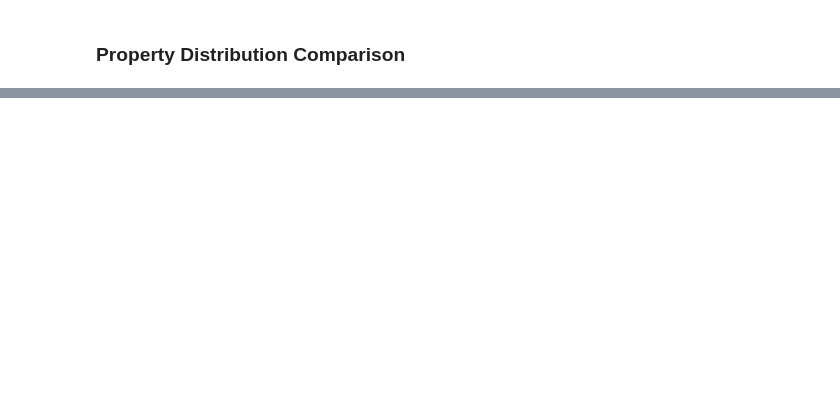
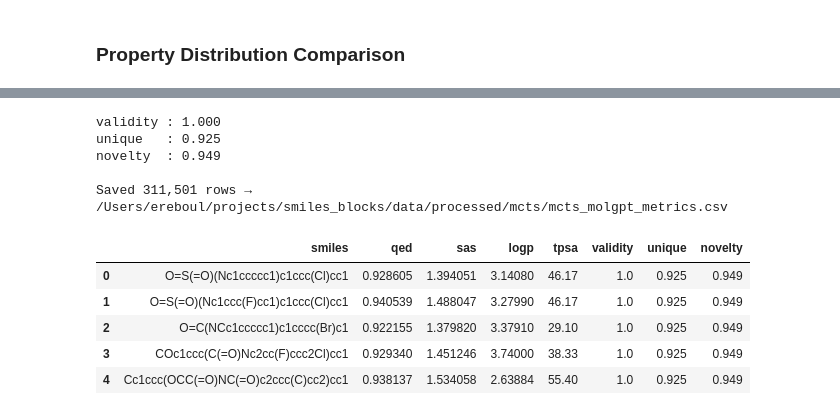
Before and after one commit to EtienneReboul/smiles_blocks, a Jupyter notebook: notebooks/6-er-test_mcts.ipynb, the cells around one changed output, grey strips where cells are left out. Saved outputs shown, nothing was run; the diff lists cells and outputs as text; code cells hidden in the pictures; blank space fills up the shorter version.

Commit message:
add molgpt samples format and database size for randomized ligand

```diff
--- a/notebooks/6-er-test_mcts.ipynb
+++ b/notebooks/6-er-test_mcts.ipynb
@@ -797,0 +805,49 @@ Saved: /Users/ereboul/projects/smiles_blocks/reports/figures/mcts/property_distr
+# %%
+# ── Global metrics ────────────────────────────────────────────────────────────
+valid_mask      = results_df["canonical_smiles"].notna()
+valid_smiles    = results_df.loc[valid_mask, "canonical_smiles"]
+
+validity_rate   = valid_mask.sum() / len(results_df)
+uniqueness_rate = valid_smiles.nunique() / valid_mask.sum()
+
+moses_set       = set(moses_df["canonical_smiles"].dropna())
+unique_valid    = set(valid_smiles.unique())
+novelty_rate    = 1 - len(unique_valid & moses_set) / len(unique_valid)
+
+print(f"validity : {validity_rate:.3f}")
+print(f"unique   : {uniqueness_rate:.3f}")
+print(f"novelty  : {novelty_rate:.3f}")
+
+# ── Per-molecule properties ───────────────────────────────────────────────────
+molgpt_df = (
+    results_df[["canonical_smiles"]]
+    .rename(columns={"canonical_smiles": "smiles"})
+    .join(
+        sample_props[["qed", "sa_score", "crippen_logp", "tpsa"]].rename(
+            columns={"sa_score": "sas", "crippen_logp": "logp"}
+        )
+    )
+    .dropna(subset=["smiles"])
+)
+
+molgpt_df["validity"] = round(validity_rate, 3)
+molgpt_df["unique"]   = round(uniqueness_rate, 3)
+molgpt_df["novelty"]  = round(novelty_rate, 3)
+
+# ── Save ──────────────────────────────────────────────────────────────────────
+out_path = mcts_output_dir / "mcts_molgpt_metrics.csv"
+molgpt_df.to_csv(out_path, index=False)
+print(f"\nSaved {len(molgpt_df):,} rows → {out_path}")
+molgpt_df.head()
+# %% [output]
+validity : 1.000
+unique   : 0.925
+novelty  : 0.949
+
+Saved 311,501 rows → /Users/ereboul/projects/smiles_blocks/data/processed/mcts/mcts_molgpt_metrics.csv
+|  | smiles | qed | sas | logp | tpsa | validity | unique | novelty |
+| 0 | O=S(=O)(Nc1ccccc1)c1ccc(Cl)cc1 | 0.928605 | 1.394051 | 3.14080 | 46.17 | 1.0 | 0.925 | 0.949 |
+| 1 | O=S(=O)(Nc1ccc(F)cc1)c1ccc(Cl)cc1 | 0.940539 | 1.488047 | 3.27990 | 46.17 | 1.0 | 0.925 | 0.949 |
+| 2 | O=C(NCc1ccccc1)c1cccc(Br)c1 | 0.922155 | 1.379820 | 3.37910 | 29.10 | 1.0 | 0.925 | 0.949 |
+| 3 | COc1ccc(C(=O)Nc2cc(F)ccc2Cl)cc1 | 0.929340 | 1.451246 | 3.74000 | 38.33 | 1.0 | 0.925 | 0.949 |
+| 4 | Cc1ccc(OCC(=O)NC(=O)c2ccc(C)cc2)cc1 | 0.938137 | 1.534058 | 2.63884 | 55.40 | 1.0 | 0.925 | 0.949 |
```
Also changed, not shown: parts of 12 cells of this notebook, 1 other file.
